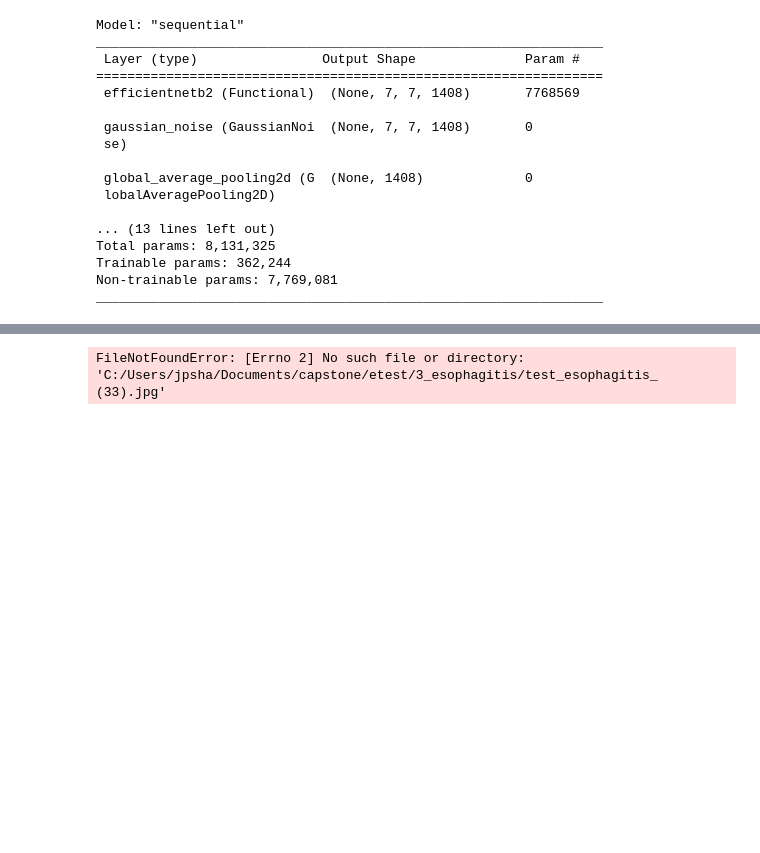
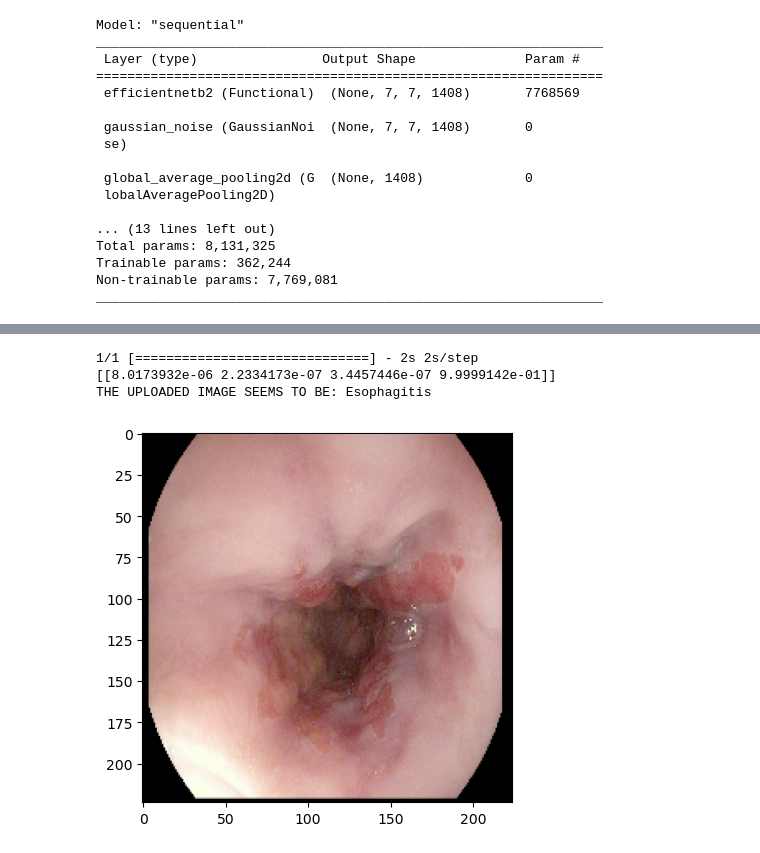
Before and after one commit to ShaamNatheshwar/capstone, a Jupyter notebook: src/4_endoscopy.ipynb, the cells around one changed output, grey strips where cells are left out. Drawn from its saved outputs; the diff is of its cells as text; code cells hidden in the pictures; blank space fills up the shorter version.

```diff
--- a/src/4_endoscopy.ipynb
+++ b/src/4_endoscopy.ipynb
@@ -197,21 +196,24 @@ plt.legend();
 # %%
 import keras.utils as image
-img = image.load_img("C:/Users/jpsha/Documents/capstone/etest/3_esophagitis/test_esophagitis_ (33).jpg",target_size=(224,224))
+img = image.load_img("C:/Users/jpsha/Documents/capstone/datasets/4_endoscopy/etest/3_esophagitis/test_esophagitis_ (33).jpg",target_size=(224,224))
 imag = image.img_to_array(img)
 imaga = np.expand_dims(imag,axis=0)
 ypred = model.predict(imaga)
 print(ypred)
 a=np.argmax(ypred,-1)
 if a==0:
     op="Normal"
 elif a==1:
     op="Ulcerative colitis"
 elif a==2:
     op="Polyp"
 else:
     op="Esophagitis"
 
 plt.imshow(img)
 print("THE UPLOADED IMAGE SEEMS TO BE: "+str(op))
 # %% [output]
-FileNotFoundError: [Errno 2] No such file or directory: 'C:/Users/jpsha/Documents/capstone/etest/3_esophagitis/test_esophagitis_ (33).jpg'
+1/1 [==============================] - 2s 2s/step
+[[8.0173932e-06 2.2334173e-07 3.4457446e-07 9.9999142e-01]]
+THE UPLOADED IMAGE SEEMS TO BE: Esophagitis
+[figure, added]
```
Also changed, not shown: parts of 9 cells of this notebook, 2 other files.
